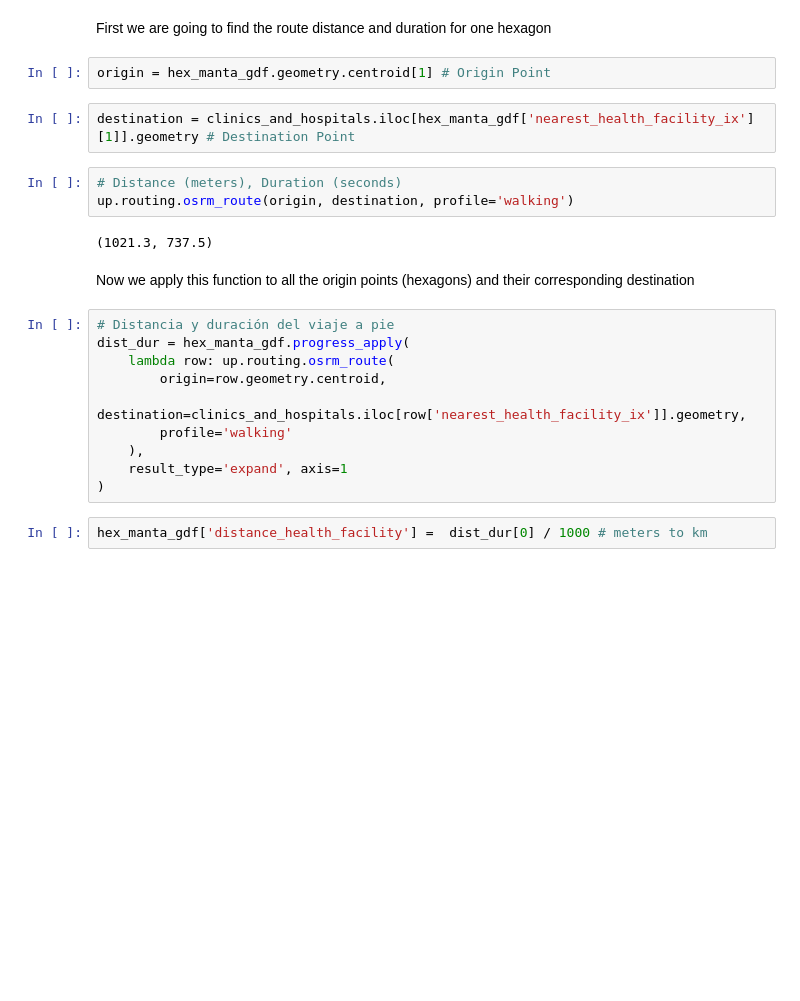
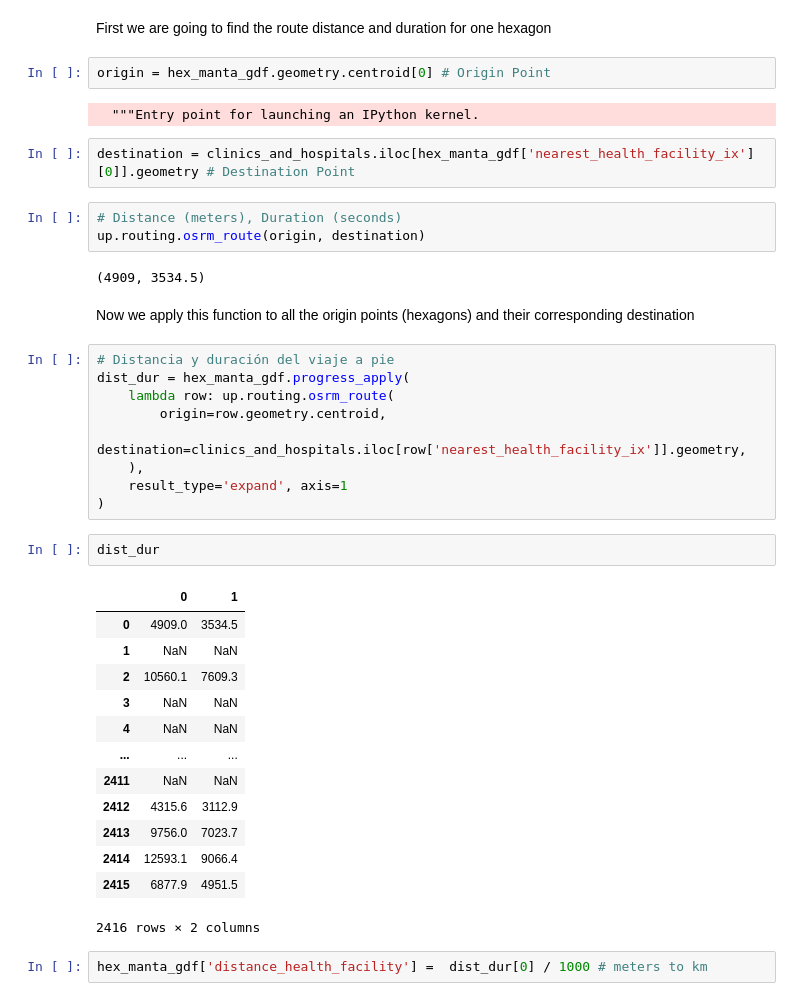
Before and after one commit to EL-BID/urbanpy, a Jupyter notebook: notebooks/Creating an interactive webapp.ipynb, the cells around one changed output. Saved outputs shown, nothing was run; the diff lists cells and outputs as text; blank space fills up the shorter version.

Commit message:
update notebooks with new osrm server functions usage

```diff
--- a/notebooks/Creating an interactive webapp.ipynb
+++ b/notebooks/Creating an interactive webapp.ipynb
@@ -148,14 +150,16 @@ Server was started succesfully
 # %% [markdown]
 First we are going to find the route distance and duration for one hexagon
 # %%
-origin = hex_manta_gdf.geometry.centroid[1] # Origin Point
+origin = hex_manta_gdf.geometry.centroid[0] # Origin Point
+# %% [output]
+  """Entry point for launching an IPython kernel.
 # %%
-destination = clinics_and_hospitals.iloc[hex_manta_gdf['nearest_health_facility_ix'][1]].geometry # Destination Point
+destination = clinics_and_hospitals.iloc[hex_manta_gdf['nearest_health_facility_ix'][0]].geometry # Destination Point
 # %%
 # Distance (meters), Duration (seconds)
-up.routing.osrm_route(origin, destination, profile='walking')
+up.routing.osrm_route(origin, destination)
 # %% [output]
-(1021.3, 737.5)
+(4909, 3534.5)
 # %% [markdown]
 Now we apply this function to all the origin points (hexagons) and their corresponding destination
 # %%
@@ -164,10 +168,25 @@ dist_dur = hex_manta_gdf.progress_apply(
     lambda row: up.routing.osrm_route(
         origin=row.geometry.centroid,
         destination=clinics_and_hospitals.iloc[row['nearest_health_facility_ix']].geometry,
-        profile='walking'
     ),
     result_type='expand', axis=1
 )
+# %%
+dist_dur
+# %% [output]
+|  | 0 | 1 |
+| 0 | 4909.0 | 3534.5 |
+| 1 | NaN | NaN |
+| 2 | 10560.1 | 7609.3 |
+| 3 | NaN | NaN |
+| 4 | NaN | NaN |
+| ... | ... | ... |
+| 2411 | NaN | NaN |
+| 2412 | 4315.6 | 3112.9 |
+| 2413 | 9756.0 | 7023.7 |
+| 2414 | 12593.1 | 9066.4 |
+| 2415 | 6877.9 | 4951.5 |
+2416 rows × 2 columns
 # %%
 hex_manta_gdf['distance_health_facility'] =  dist_dur[0] / 1000 # meters to km
 # %%
```
Also changed, not shown: parts of 14 cells of this notebook, 2 other files.
